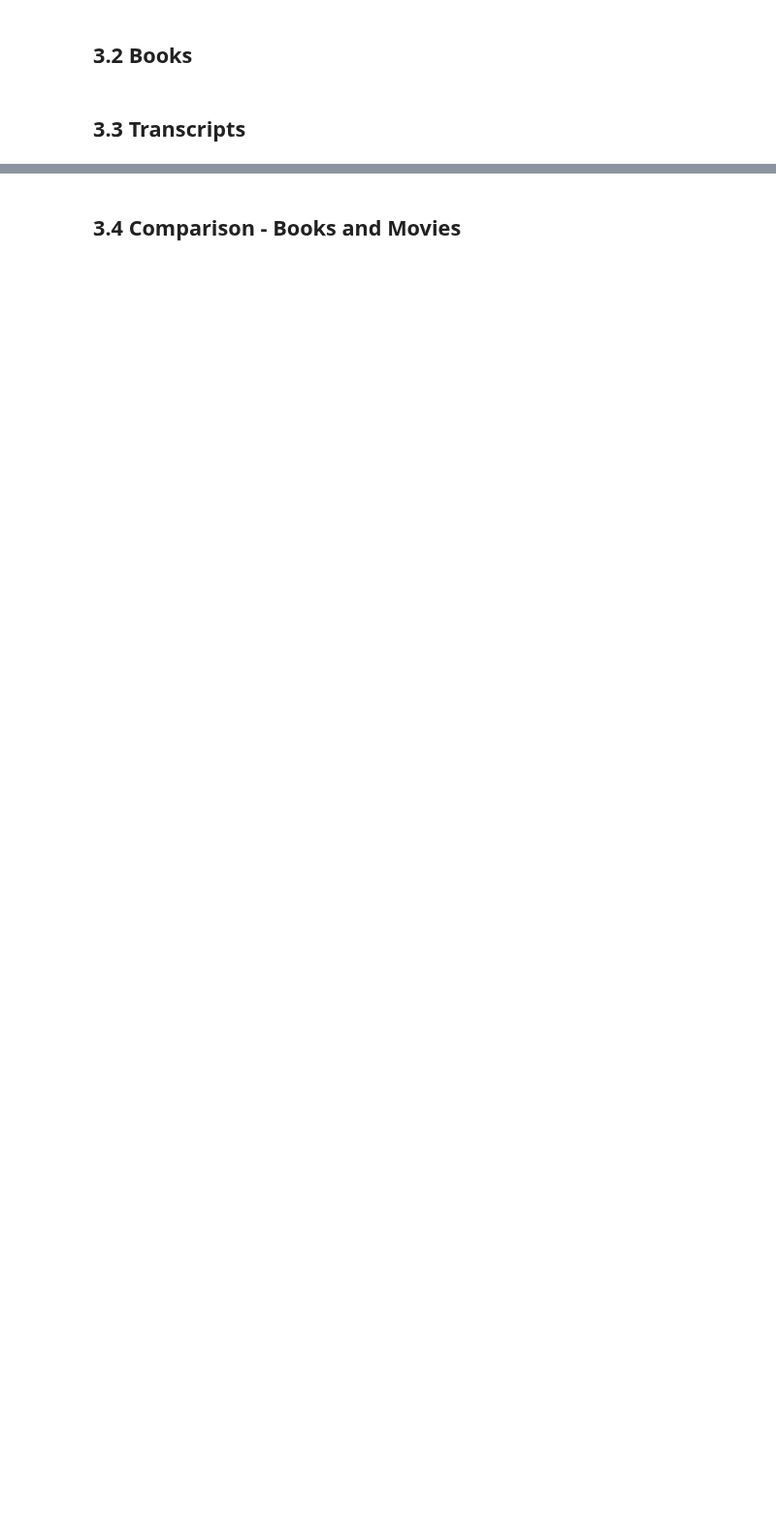
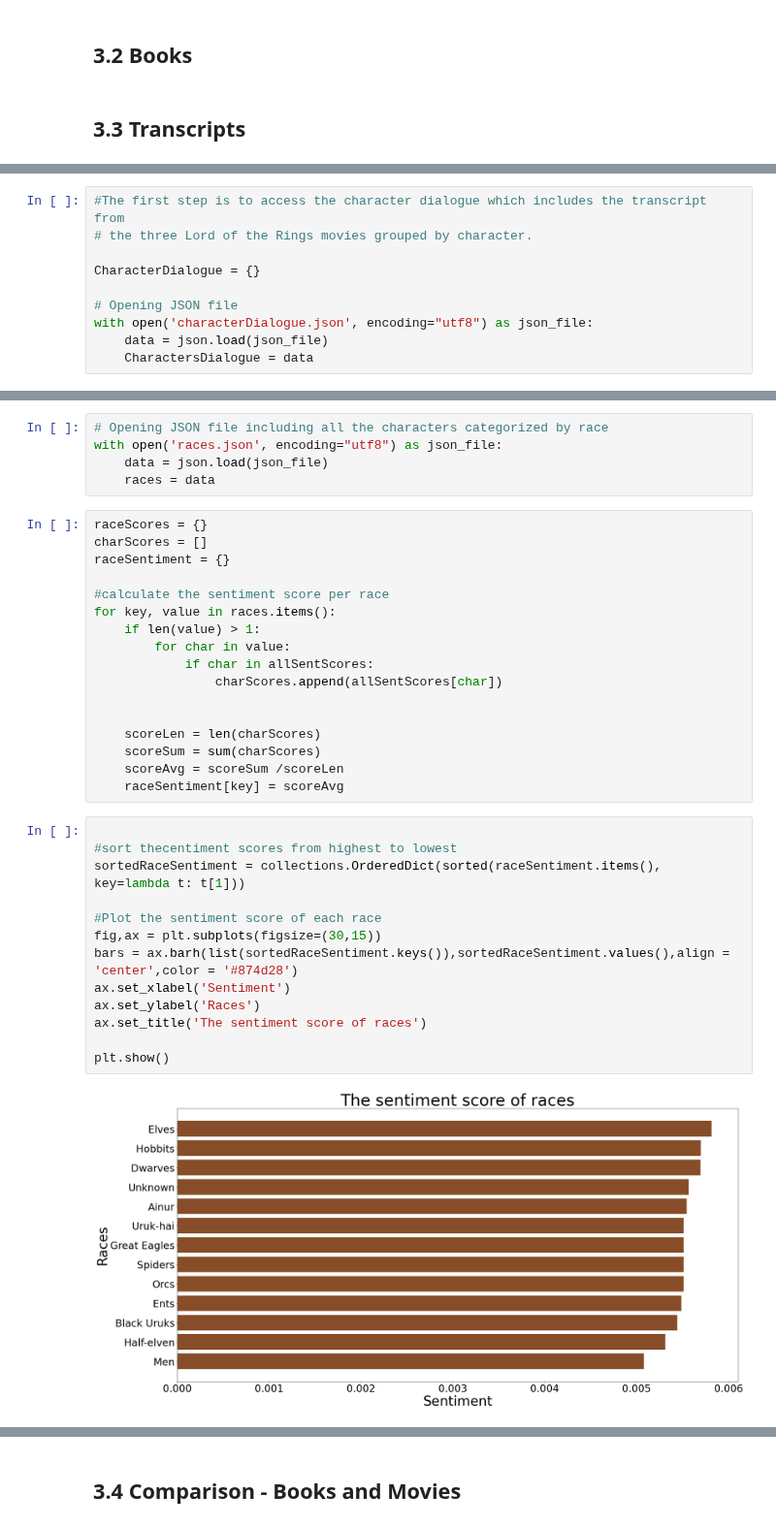
Before and after one commit to BerglindLilja/DataQueens, a Jupyter notebook: Project/Explainer_notebook.ipynb, the cells around one changed output, grey strips where cells are left out. Shown at 97% size. Saved outputs shown, nothing was run; the diff lists cells and outputs as text; blank space fills up the shorter version.

```diff
--- a/Project/Explainer_notebook.ipynb
+++ b/Project/Explainer_notebook.ipynb
@@ -595,0 +614,10 @@ IFrame(src='/LortNetwork.html', width=700, height=600)
+# %%
+#The first step is to access the character dialogue which includes the transcript from
+# the three Lord of the Rings movies grouped by character.
+
+CharacterDialogue = {}
+
+# Opening JSON file
+with open('characterDialogue.json', encoding="utf8") as json_file:
+    data = json.load(json_file)
+    CharactersDialogue = data
@@ -595,0 +719,37 @@ IFrame(src='/LortNetwork.html', width=700, height=600)
+# %%
+# Opening JSON file including all the characters categorized by race
+with open('races.json', encoding="utf8") as json_file:
+    data = json.load(json_file)
+    races = data
+# %%
+raceScores = {}
+charScores = []
+raceSentiment = {}
+
+#calculate the sentiment score per race
+for key, value in races.items():
+    if len(value) > 1:
+        for char in value:
+            if char in allSentScores:
+                charScores.append(allSentScores[char])
+
+
+    scoreLen = len(charScores)
+    scoreSum = sum(charScores)
+    scoreAvg = scoreSum /scoreLen
+    raceSentiment[key] = scoreAvg
+# %%
+
+#sort thecentiment scores from highest to lowest
+sortedRaceSentiment = collections.OrderedDict(sorted(raceSentiment.items(), key=lambda t: t[1]))
+
+#Plot the sentiment score of each race
+fig,ax = plt.subplots(figsize=(30,15))
+bars = ax.barh(list(sortedRaceSentiment.keys()),sortedRaceSentiment.values(),align = 'center',color = '#874d28')
+ax.set_xlabel('Sentiment')
+ax.set_ylabel('Races')
+ax.set_title('The sentiment score of races')
+
+plt.show()
+# %% [output]
+[figure, added]
```
Also changed, not shown: parts of 24 cells of this notebook.
